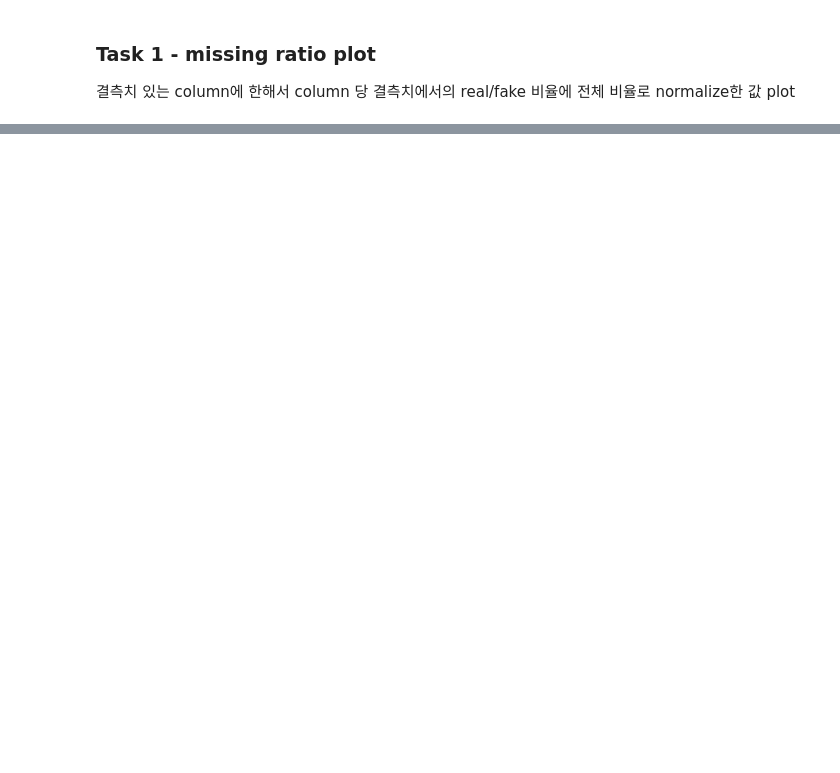
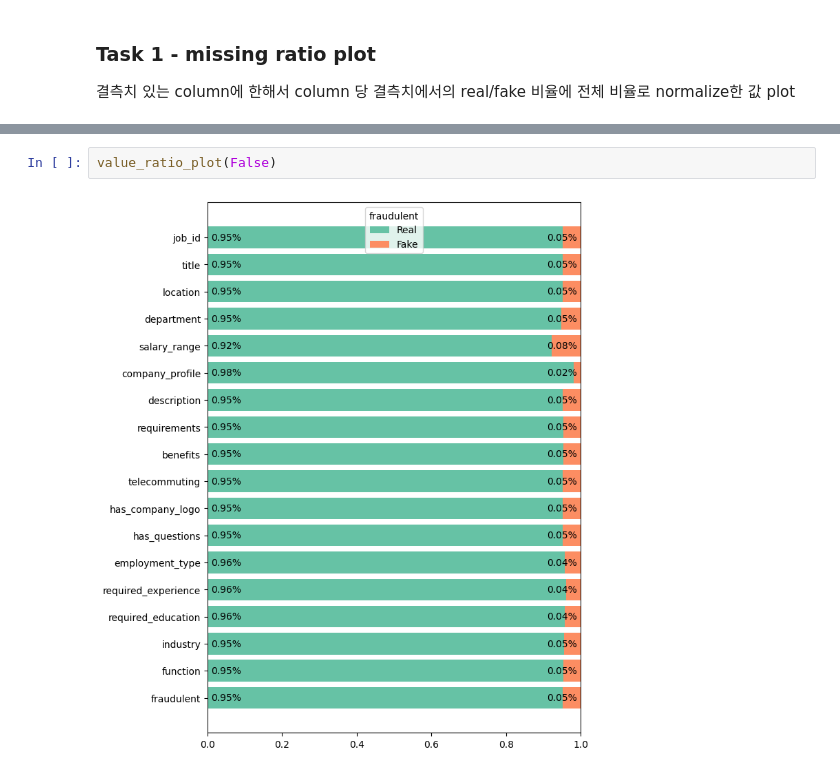
Before and after one commit to glistering96/BigDataAnalysis-HYU-IE, a Jupyter notebook: notebook/EDA_김원준-박우찬.ipynb, the cells around one changed output, grey strips where cells are left out. Drawn from its saved outputs; the diff is of its cells as text; blank space fills up the shorter version.

```diff
--- a/notebook/EDA_김원준-박우찬.ipynb
+++ b/notebook/EDA_김원준-박우찬.ipynb
@@ -849,0 +939,4 @@ miss_ratio_plot(False)
+# %%
+value_ratio_plot(False)
+# %% [output]
+[figure, added]
```
Also changed, not shown: parts of 46 cells of this notebook.
